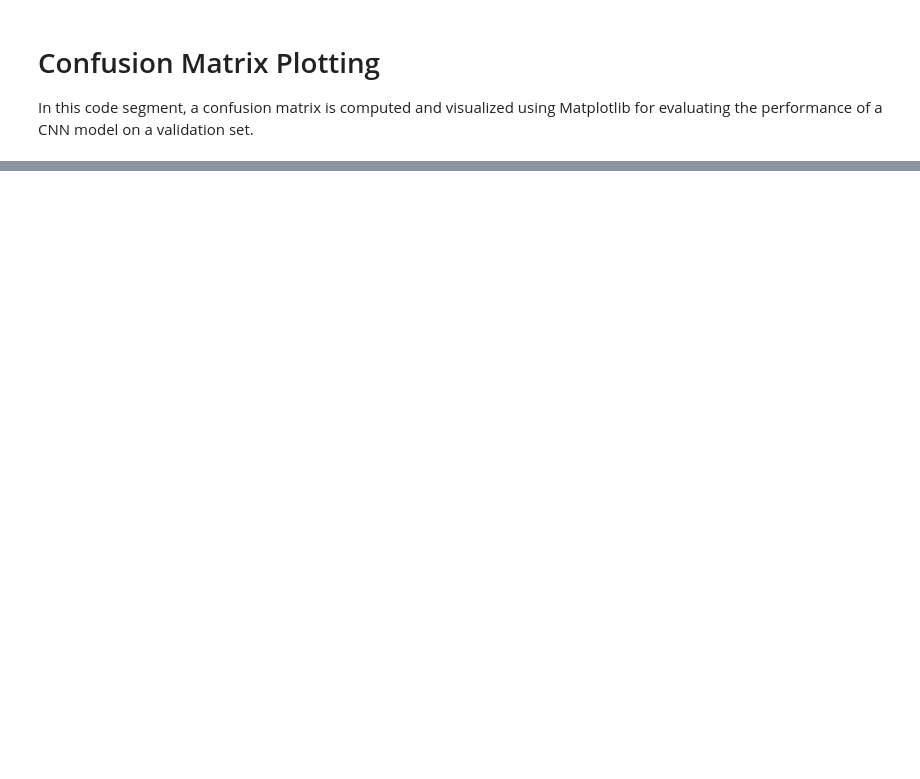
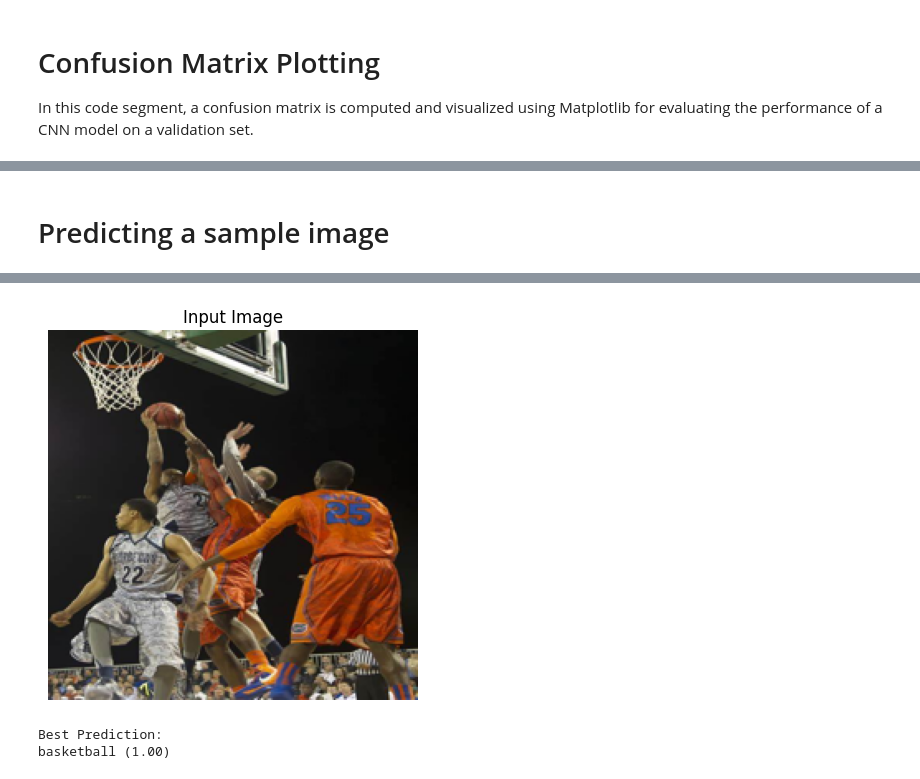
Before and after one commit to PranovShanker123/AI-SPORTS-CLASSIFICATION, a Jupyter notebook: SPORTS.ipynb, the cells around one changed output, grey strips where cells are left out. Saved outputs shown, nothing was run; the diff lists cells and outputs as text; code cells hidden in the pictures; blank space fills up the shorter version.

```diff
--- a/SPORTS.ipynb
+++ b/SPORTS.ipynb
@@ -447,0 +466,42 @@ plt.show()
+# %% [markdown]
+# Predicting a sample image
+# %%
+import tensorflow as tf
+from tensorflow.keras.preprocessing import image
+import numpy as np
+import requests
+from PIL import Image
+import matplotlib.pyplot as plt
+
+# Load the pretrained model
+model = tf.keras.applications.ResNet50(weights='imagenet')
+
+# Define the URL of the image
+image_url = "https://th.bing.com/th/id/OIP.kd3zxQXDwvRQzrXc7yQy8QAAAA?rs=1&pid=ImgDetMain"  # Replace this with the URL of your image
+
+# Download the image from the URL
+response = requests.get(image_url)
+img = Image.open(BytesIO(response.content))
+
+# Resize the image to match the input size of ResNet50
+img = img.resize((224, 224))
+
+# Convert the image to array and preprocess it
+img_array = image.img_to_array(img)
+img_array = np.expand_dims(img_array, axis=0)  # Add batch dimension
+img_array = tf.keras.applications.resnet50.preprocess_input(img_array)  # Preprocess the input image
+
+# Perform prediction
+predictions = model.predict(img_array)
+best_prediction = tf.keras.applications.resnet50.decode_predictions(predictions, top=1)[0][0]
+
+# Display the input image
+plt.imshow(img)
+plt.axis('off')
+plt.title('Input Image')
+plt.show()
+
+# Display the best prediction
+print("Best Prediction:")
+print(f"{best_prediction[1]} ({best_prediction[2]:.2f})")
+# %% [output]
@@ -447,0 +509,3 @@ plt.show()
+[figure, added]
+Best Prediction:
+basketball (1.00)
```
Also changed, not shown: parts of 11 cells of this notebook.
